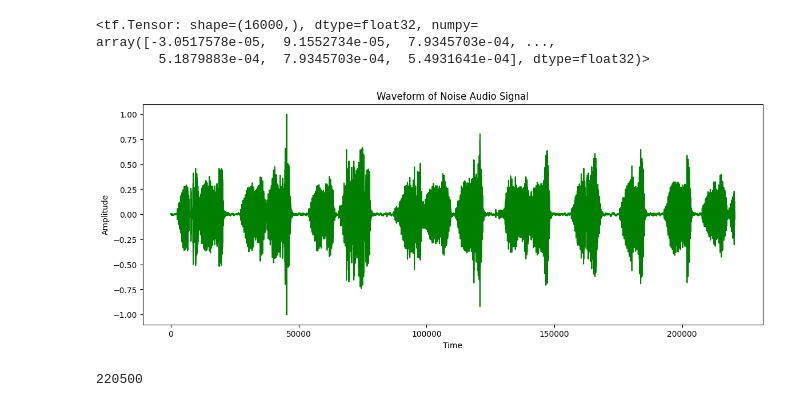
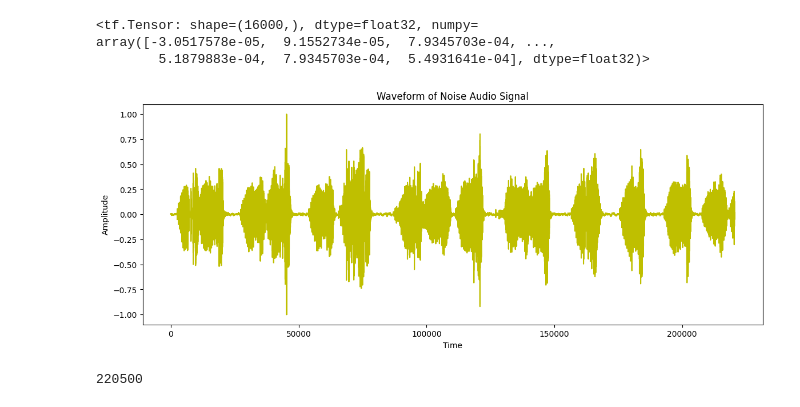
Before and after one commit to neemay2106/Wake_word_CNN_1, a Jupyter notebook: Wake_word_CNN.ipynb, the cells around one changed output. Cells and saved outputs as stored; diff of their text form; code cells hidden in the pictures.

```diff
--- a/Wake_word_CNN.ipynb
+++ b/Wake_word_CNN.ipynb
@@ -140,14 +140,14 @@ array([-3.0517578e-05,  9.1552734e-05,  7.9345703e-04, ...,
 # %%
 test_file_noise = load_wav_16k_mono(os.path.join('audio','2-52085-A-4.wav'))
 
 plt.figure(figsize=(14, 5))
-plt.plot(test_file_noise,'g')
+plt.plot(test_file_noise,'y')
 plt.title('Waveform of Noise Audio Signal')
 plt.xlabel('Time')
 plt.ylabel('Amplitude')
 plt.show()
 # %% [output]
-[figure, old version]
+[figure, new version]
 # %%
 len(test_file_noise)
 # %% [output]
```
Also changed, not shown: parts of 19 cells of this notebook.
